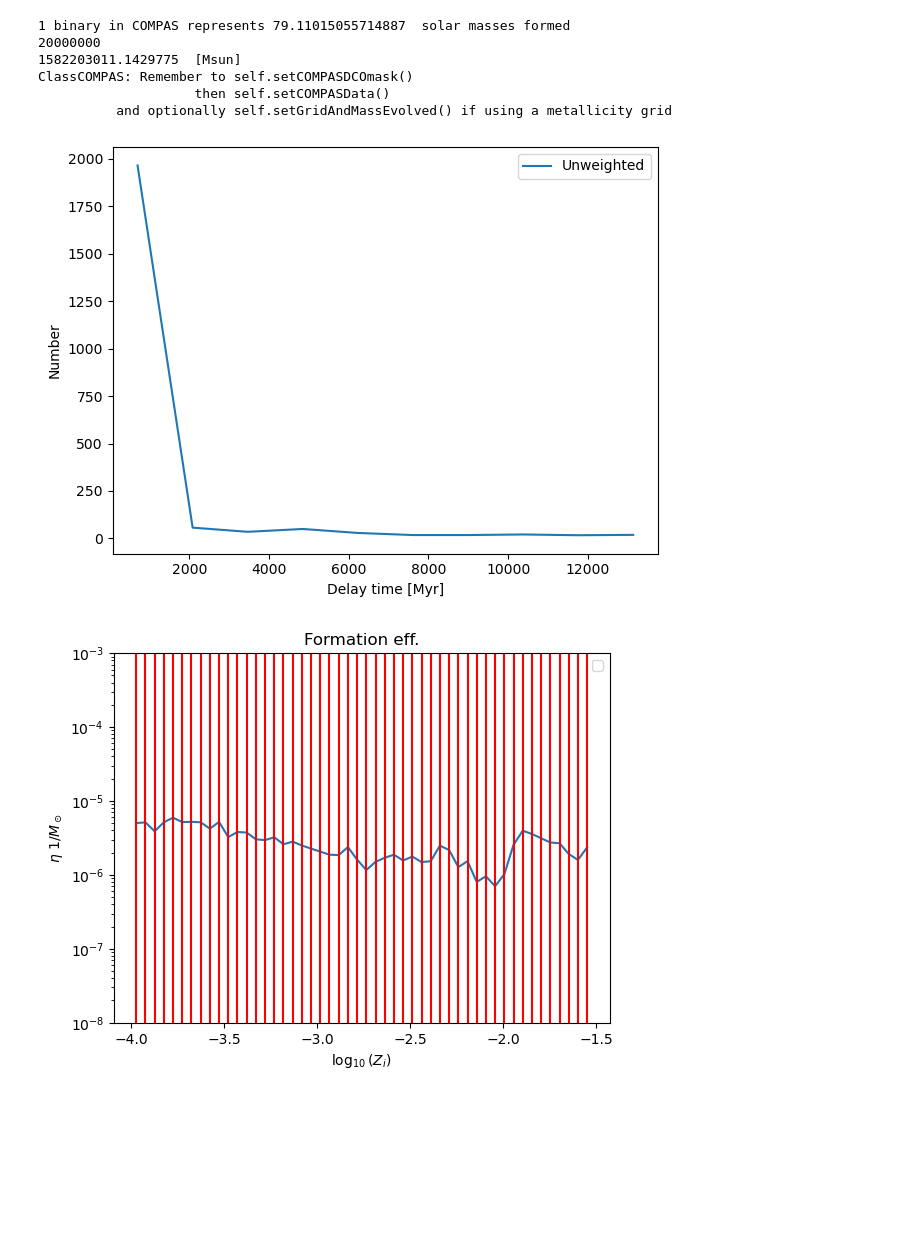
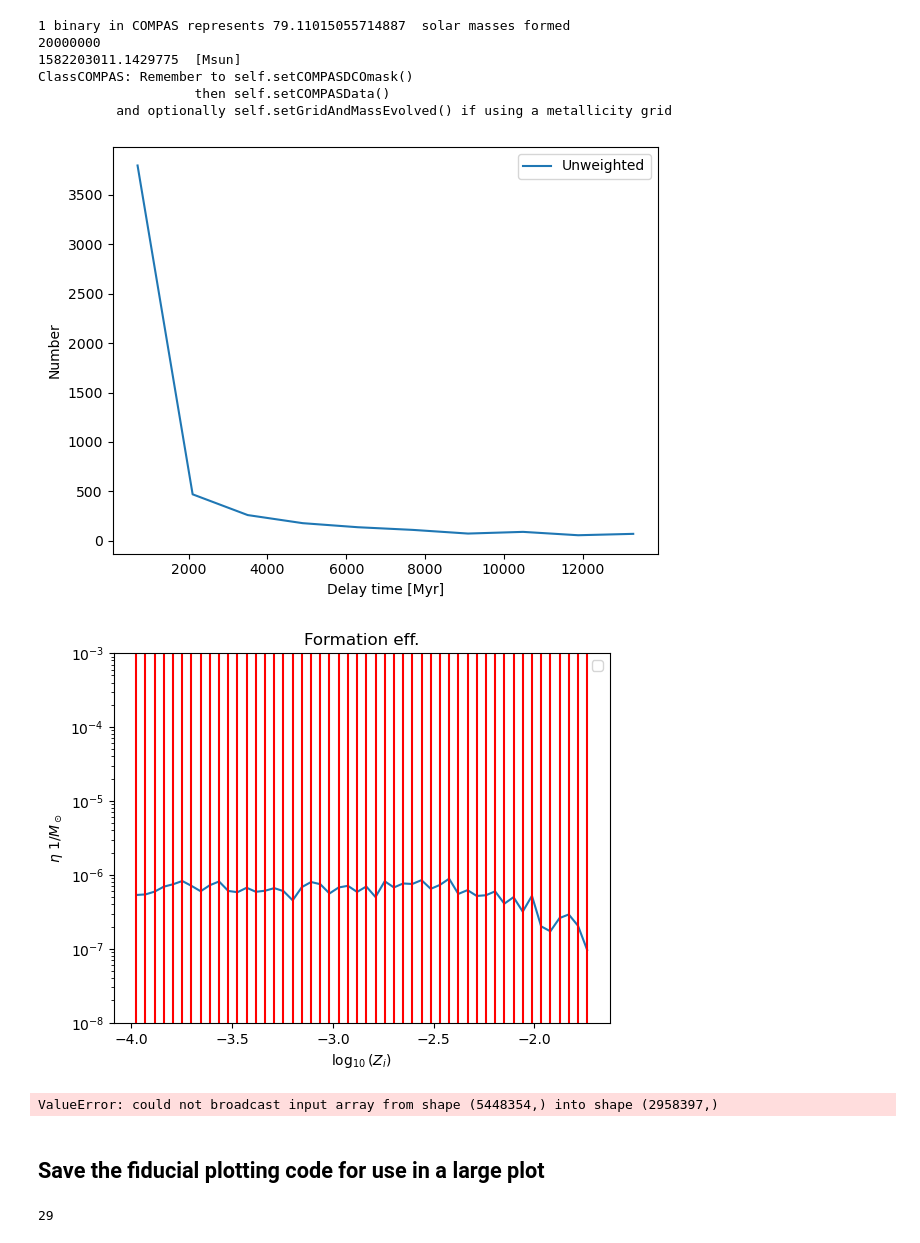
Before and after one commit to stlgolfer/metallicity_mergers, a Jupyter notebook: rate_saver.ipynb, the cells around one changed output. Cells and saved outputs as stored; diff of their text form; code cells hidden in the pictures; blank space fills up the shorter version.

```diff
--- a/rate_saver.ipynb
+++ b/rate_saver.ipynb
@@ -1,39 +1,39 @@
 # %%
 import numpy as np
-from shared import networks, get_all_snr_weights
+from shared import networks, get_all_snr_weights, fci_plot_merger_rate_from_hdf_file
 import h5py
 from population_vis import get_formation_efficiency
 
-filepath = '/Volumes/Elements/Boesky_sims.h5'
+filepath = '/Volumes/Elements/Boesky_alpha0.1beta0.5.h5'
 
 # SET UP DATA -- from a basic dict, port to an h5 file and then store this into the output file
 # now we want to use some real data
 fdata = h5py.File(filepath)
 all_dco_seeds = fdata['BSE_Double_Compact_Objects']['SEED'][()]
 all_seeds = fdata['BSE_System_Parameters']['SEED'][()]
 metallicities = fdata["BSE_System_Parameters"]["Metallicity@ZAMS(1)"][()]
 # potentially mask with/without a stable mass transfer or without an envelope
 mixture_weight = fdata["BSE_System_Parameters"]["mixture_weight"][()]
 fdata.close()
-TYPES = 'BNS'
+TYPES = 'BHNS'
 fe_binned, fe_bins, compasdata = get_formation_efficiency(filepath, types=TYPES)
 delayTimes = compasdata.delayTimes
 
 # need to get the metallicities as well
 dco_query = np.isin(all_seeds, all_dco_seeds[compasdata.DCOmask])
 dco_metallicities = metallicities[dco_query]
 dco_mixture_weight = mixture_weight[dco_query]
 assert len(delayTimes[()]) == len(dco_metallicities), "Something went wrong with masking for dco metallicities"
 det_choice = 'O5'
 # %% [output]
 1 binary in COMPAS represents 79.11015055714887  solar masses formed
 20000000
 1582203011.1429775  [Msun]
 ClassCOMPAS: Remember to self.setCOMPASDCOmask()
                     then self.setCOMPASData()
           and optionally self.setGridAndMassEvolved() if using a metallicity grid
-[figure, old version]
+[figure, new version]
-[figure, old version]
+[figure, new version]
 # %%
 # run many
 for dets in ['O5', 'ET_CE']:
@@ -44,6 +44,8 @@ for dets in ['O5', 'ET_CE']:
     TYPES
     )
     np.save(f'{TYPES}_{dets}_{networks[dets]['snr']}.npy', all_snr_weights)
+# %% [output]
+ValueError: could not broadcast input array from shape (5448354,) into shape (2958397,)
 # %%
 # run single
 all_snr_weights = get_all_snr_weights(
@@ -53,3 +55,27 @@ all_snr_weights = get_all_snr_weights(
     TYPES
 )
 np.save(f'{TYPES}_{det_choice}_{networks[det_choice]['snr']}.npy', all_snr_weights)
+# %% [markdown]
+## Save the fiducial plotting code for use in a large plot
+# %%
+import pickle
+PLOT_Z_LOG = True
+Zm = np.log10(dco_metallicities/0.012) if PLOT_Z_LOG else dco_metallicities/0.012
+rates_key = f'Rates_mu00.025_muz-0.052_alpha-1.88_sigma01.15_sigmaz0.0477_{TYPES}'
+
+import shared
+import importlib
+importlib.reload(shared)
+
+plotting_data = shared.fci_plot_merger_rate_from_hdf_file(
+    filepath,
+    rates_key,
+    dco_metallicities
+    )
+plotting_data['Zm'] = Zm
+plotting_data['types'] = TYPES
+
+with open(f'intrinsic_plotting_data_{TYPES}.pkl', 'wb') as p:
+    pickle.dump(plotting_data, p)
+# %% [output]
+29
```
Also changed, not shown: parts of 1 cell of this notebook, 4 other files.
